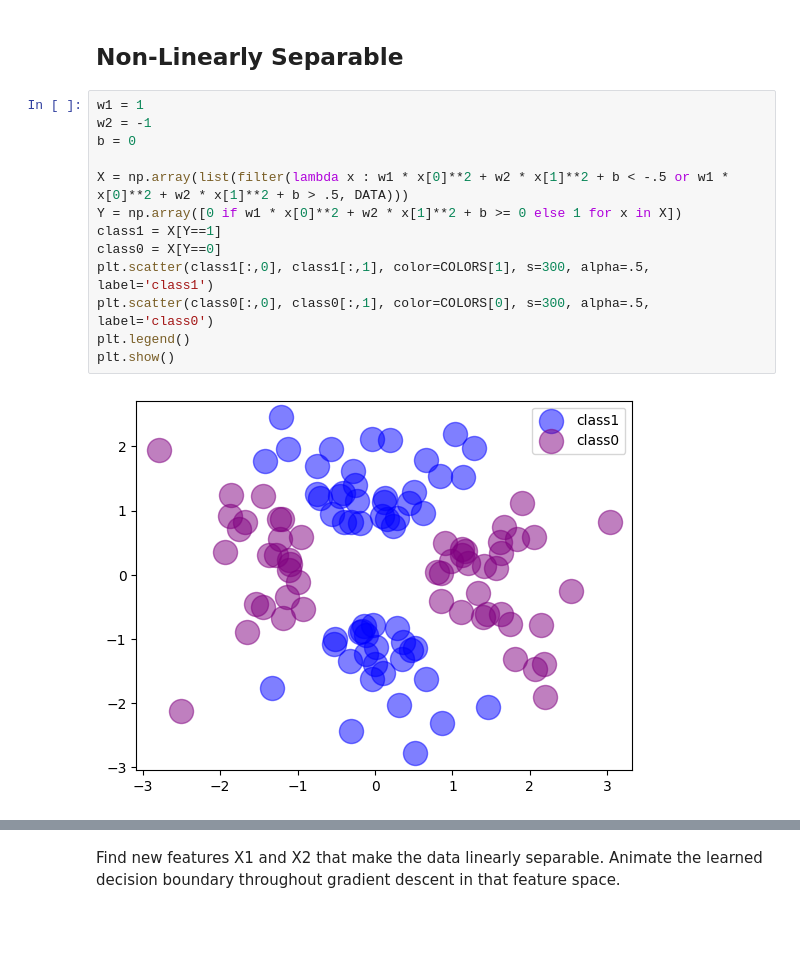
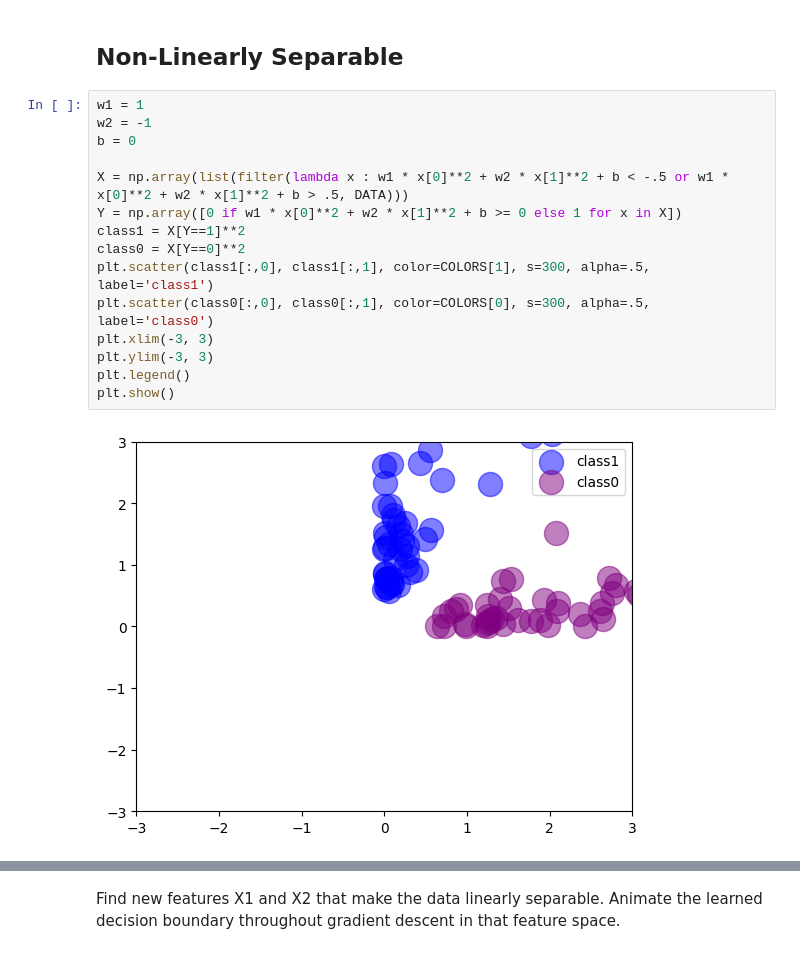
Before and after one commit to gallettilance/CS506-Fall2024, a Jupyter notebook: lecture_18/worksheet_18.ipynb, the cells around one changed output, grey strips where cells are left out. Drawn from its saved outputs; the diff is of its cells as text; blank space fills up the shorter version.

```diff
--- a/lecture_18/worksheet_18.ipynb
+++ b/lecture_18/worksheet_18.ipynb
@@ -336,15 +374,17 @@ obj.animate_activations(X[Y==0], 'lr_graph_activations', duration=100)
 # %%
 w1 = 1
 w2 = -1
 b = 0
 
 X = np.array(list(filter(lambda x : w1 * x[0]**2 + w2 * x[1]**2 + b < -.5 or w1 * x[0]**2 + w2 * x[1]**2 + b > .5, DATA)))
 Y = np.array([0 if w1 * x[0]**2 + w2 * x[1]**2 + b >= 0 else 1 for x in X])
-class1 = X[Y==1]
-class0 = X[Y==0]
+class1 = X[Y==1]**2
+class0 = X[Y==0]**2
 plt.scatter(class1[:,0], class1[:,1], color=COLORS[1], s=300, alpha=.5, label='class1')
 plt.scatter(class0[:,0], class0[:,1], color=COLORS[0], s=300, alpha=.5, label='class0')
+plt.xlim(-3, 3)
+plt.ylim(-3, 3)
 plt.legend()
 plt.show()
 # %% [output]
-[figure, old version]
+[figure, new version]
```
Also changed, not shown: parts of 9 cells of this notebook, 13 other files.
